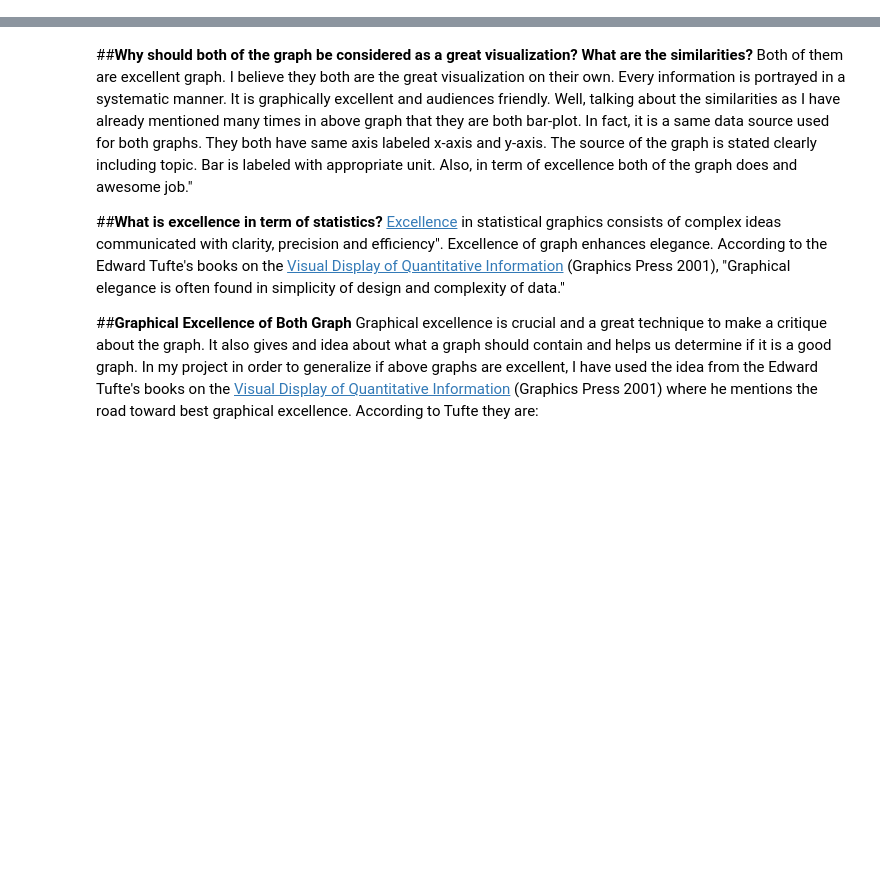
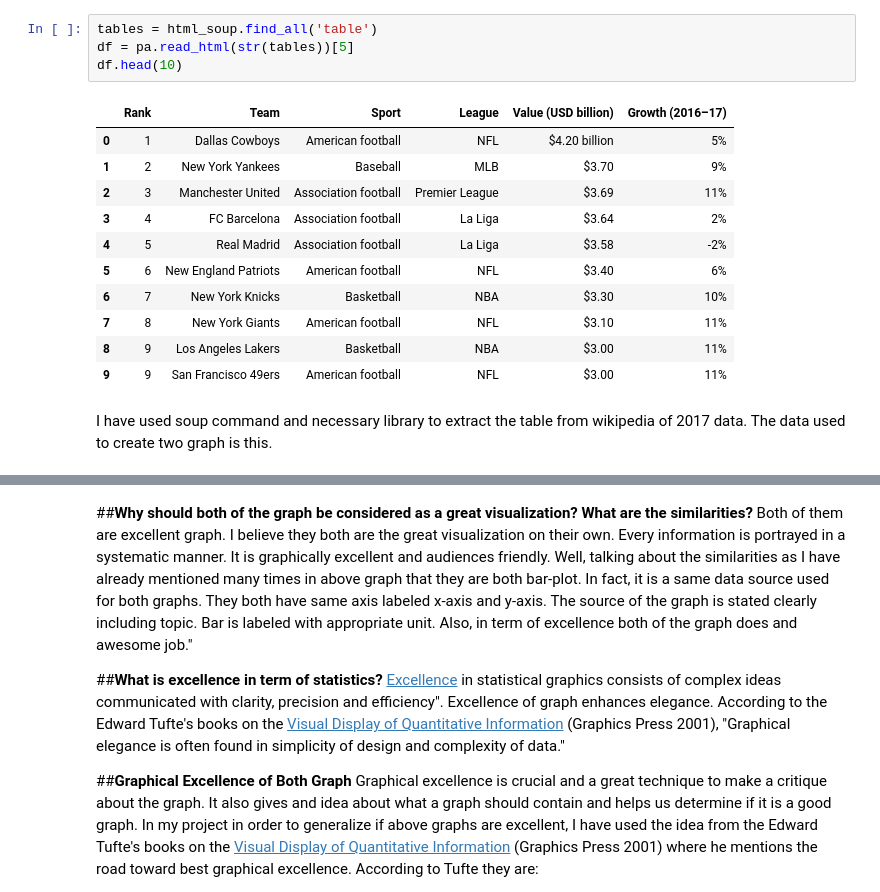
Before and after one commit to khatriprajwol/Data-Visualization-, a Jupyter notebook: Recent Visualization.ipynb, the cells around one changed output, grey strips where cells are left out. Drawn from its saved outputs; the diff is of its cells as text; blank space fills up the shorter version.

```diff
--- a/Recent Visualization.ipynb
+++ b/Recent Visualization.ipynb
@@ -27,0 +31,18 @@ In this project I am going to **visualize** the report from 2017 of the sports t
+# %%
+tables = html_soup.find_all('table')
+df = pa.read_html(str(tables))[5]
+df.head(10)
+# %% [output]
+|  | Rank | Team | Sport | League | Value (USD billion) | Growth (2016–17) |
+| 0 | 1 | Dallas Cowboys | American football | NFL | $4.20 billion | 5% |
+| 1 | 2 | New York Yankees | Baseball | MLB | $3.70 | 9% |
+| 2 | 3 | Manchester United | Association football | Premier League | $3.69 | 11% |
+| 3 | 4 | FC Barcelona | Association football | La Liga | $3.64 | 2% |
+| 4 | 5 | Real Madrid | Association football | La Liga | $3.58 | -2% |
+| 5 | 6 | New England Patriots | American football | NFL | $3.40 | 6% |
+| 6 | 7 | New York Knicks | Basketball | NBA | $3.30 | 10% |
+| 7 | 8 | New York Giants | American football | NFL | $3.10 | 11% |
+| 8 | 9 | Los Angeles Lakers | Basketball | NBA | $3.00 | 11% |
+| 9 | 9 | San Francisco 49ers | American football | NFL | $3.00 | 11% |
+# %% [markdown]
+I have used soup command and necessary library to extract the table from wikipedia of 2017 data. The data used to create two graph is this.
```
Also changed, not shown: parts of 4 cells of this notebook.
